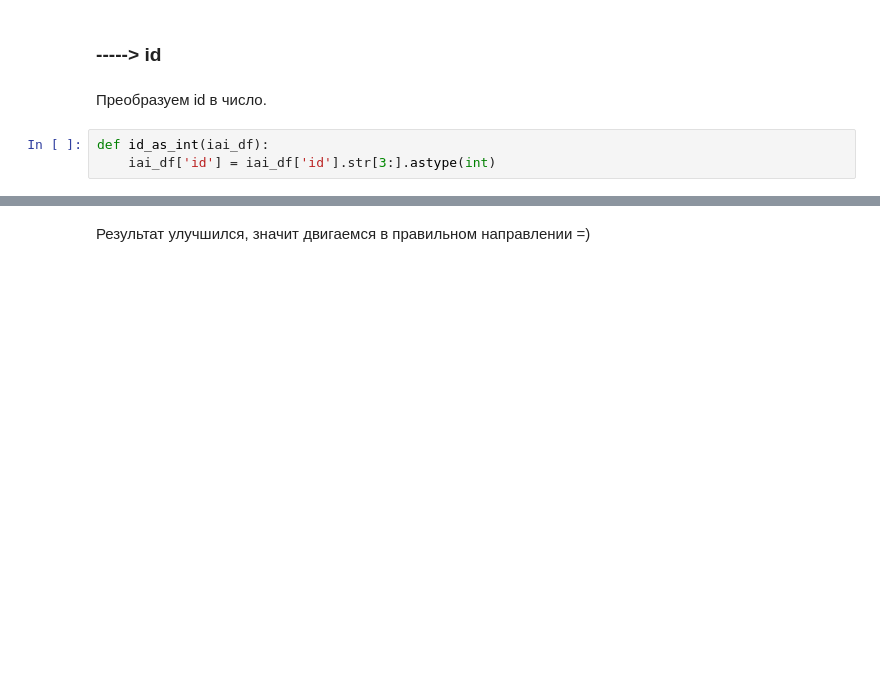
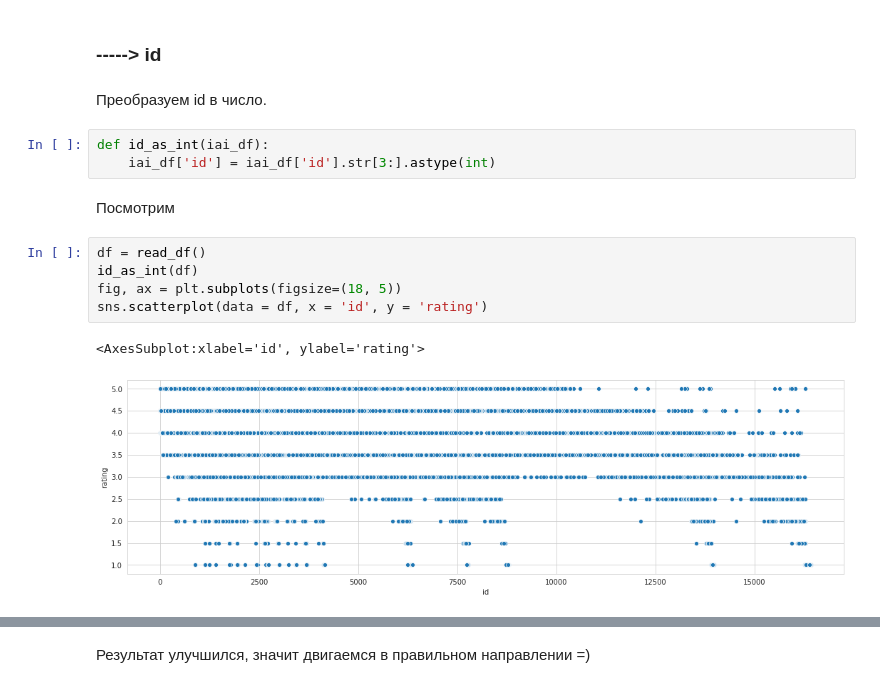
Before and after one commit to veryaskinan/skillfactory, a Jupyter notebook: module_3/your_first_model.ipynb, the cells around one changed output, grey strips where cells are left out. Drawn from its saved outputs; the diff is of its cells as text; blank space fills up the shorter version.

```diff
--- a/module_3/your_first_model.ipynb
+++ b/module_3/your_first_model.ipynb
@@ -83,3 +115,13 @@ MAE: 0.4305952410714285
 # %%
 def id_as_int(iai_df):
     iai_df['id'] = iai_df['id'].str[3:].astype(int)
+# %% [markdown]
+Посмотрим
+# %%
+df = read_df()
+id_as_int(df)
+fig, ax = plt.subplots(figsize=(18, 5))
+sns.scatterplot(data = df, x = 'id', y = 'rating')
+# %% [output]
+<AxesSubplot:xlabel='id', ylabel='rating'>
+[figure, added]
```
Also changed, not shown: parts of 80 cells of this notebook.
